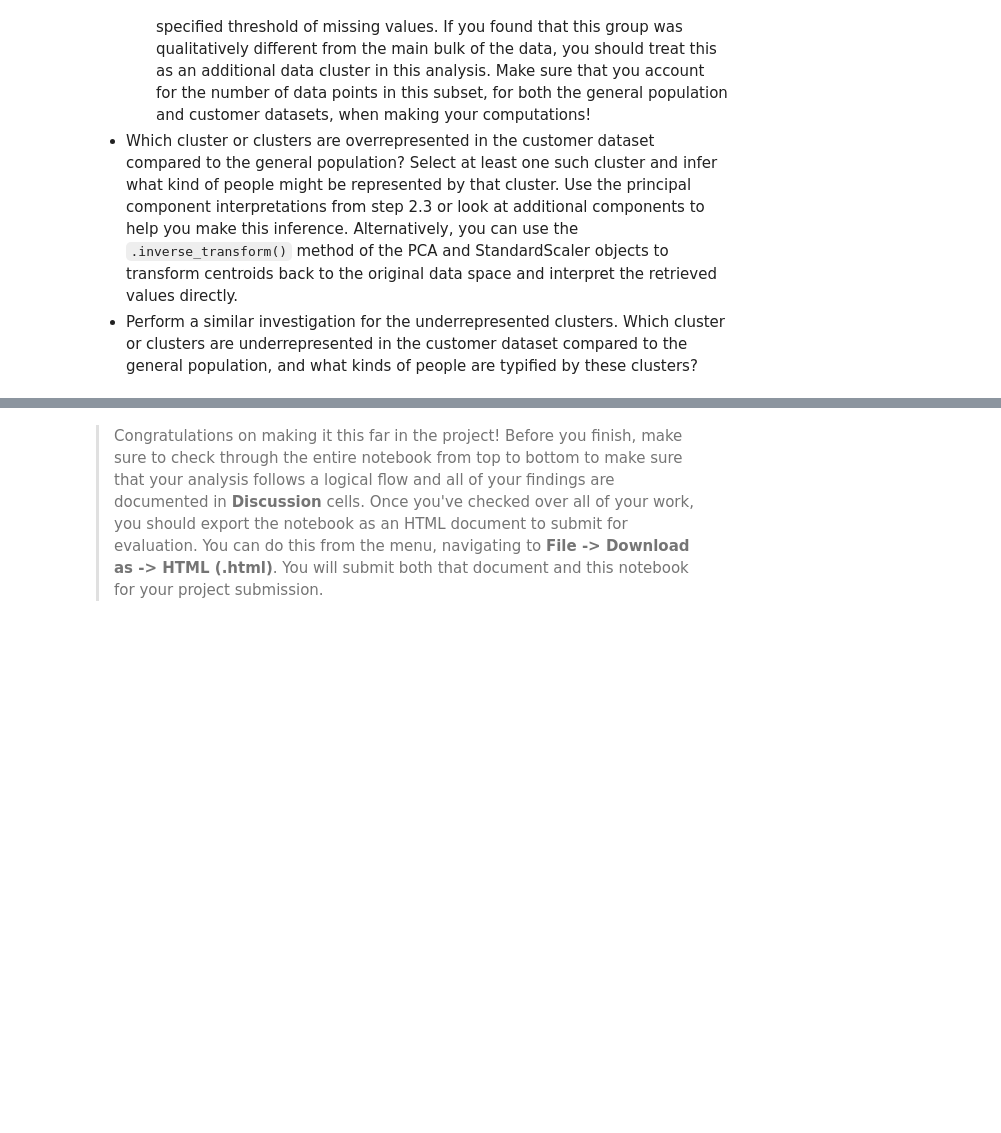
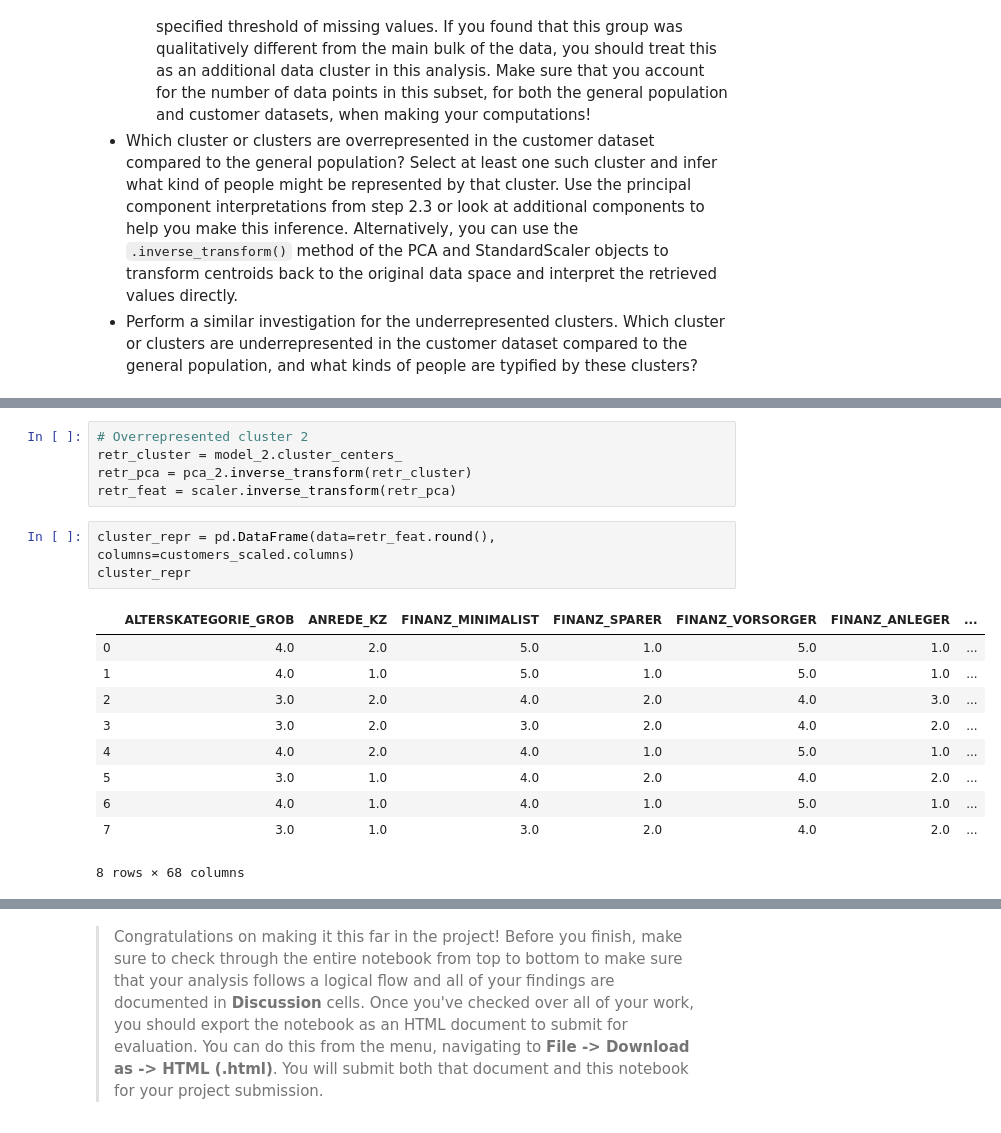
Before and after one commit to gepallas/Machine_Learning_3_Customer_Segmentation, a Jupyter notebook: Identify_Customer_Segments.ipynb, the cells around one changed output, grey strips where cells are left out. Saved outputs shown, nothing was run; the diff lists cells and outputs as text; blank space fills up the shorter version.

```diff
--- a/Identify_Customer_Segments.ipynb
+++ b/Identify_Customer_Segments.ipynb
@@ -1507,0 +1767,19 @@ Take a look at the following points in this step:
+# %%
+# Overrepresented cluster 2
+retr_cluster = model_2.cluster_centers_
+retr_pca = pca_2.inverse_transform(retr_cluster)
+retr_feat = scaler.inverse_transform(retr_pca)
+# %%
+cluster_repr = pd.DataFrame(data=retr_feat.round(), columns=customers_scaled.columns)
+cluster_repr
+# %% [output]
+|  | ALTERSKATEGORIE_GROB | ANREDE_KZ | FINANZ_MINIMALIST | FINANZ_SPARER | FINANZ_VORSORGER | FINANZ_ANLEGER | ... |
+| 0 | 4.0 | 2.0 | 5.0 | 1.0 | 5.0 | 1.0 | ... |
+| 1 | 4.0 | 1.0 | 5.0 | 1.0 | 5.0 | 1.0 | ... |
+| 2 | 3.0 | 2.0 | 4.0 | 2.0 | 4.0 | 3.0 | ... |
+| 3 | 3.0 | 2.0 | 3.0 | 2.0 | 4.0 | 2.0 | ... |
+| 4 | 4.0 | 2.0 | 4.0 | 1.0 | 5.0 | 1.0 | ... |
+| 5 | 3.0 | 1.0 | 4.0 | 2.0 | 4.0 | 2.0 | ... |
+| 6 | 4.0 | 1.0 | 4.0 | 1.0 | 5.0 | 1.0 | ... |
+| 7 | 3.0 | 1.0 | 3.0 | 2.0 | 4.0 | 2.0 | ... |
+8 rows × 68 columns
```
Also changed, not shown: parts of 57 cells of this notebook.
